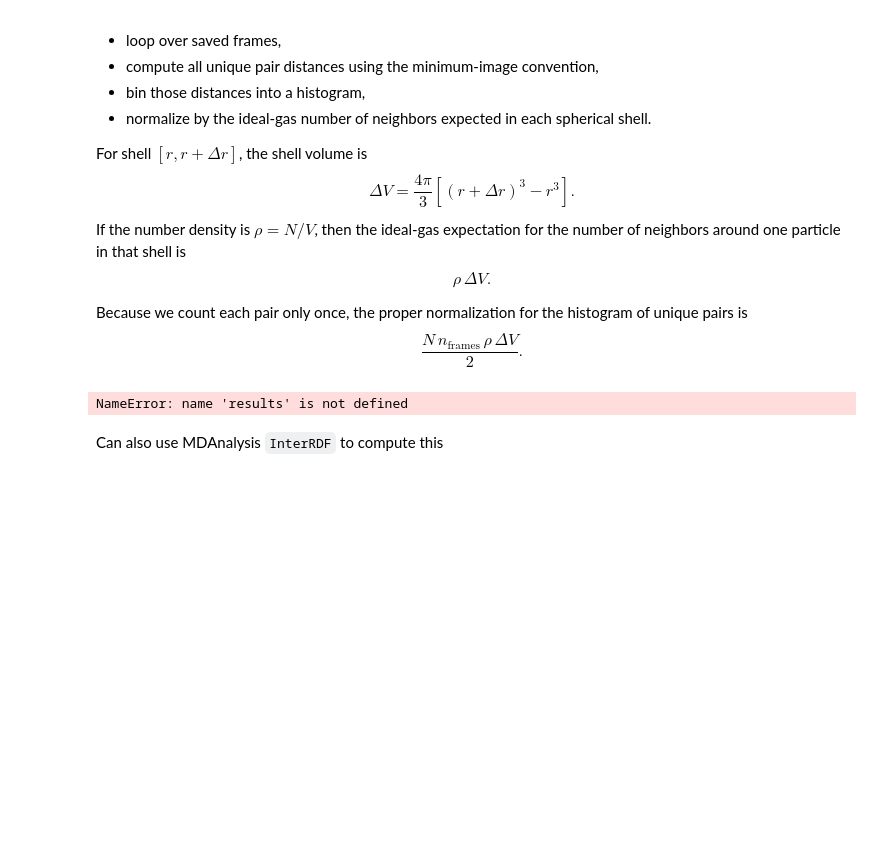
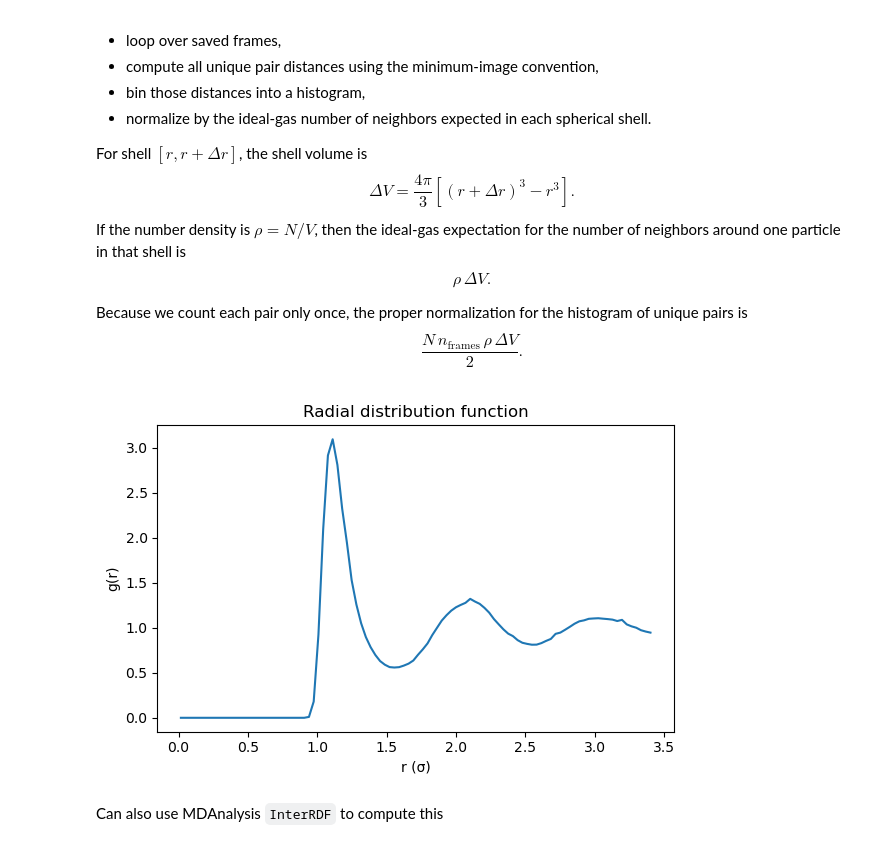
Before and after one commit to mccullaghlab/mccullaghlab.github.io, a Jupyter notebook: Chemistry_Lessons_Jupyter_Notebooks/_build/jupyter_execute/computational_chemistry/hands_on_activities/lj_fluid_mdanalysis_lesson.ipynb, the cells around one changed output. Drawn from its saved outputs; the diff is of its cells as text; code cells hidden in the pictures; blank space fills up the shorter version.

```diff
--- a/Chemistry_Lessons_Jupyter_Notebooks/_build/jupyter_execute/computational_chemistry/hands_on_activities/lj_fluid_mdanalysis_lesson.ipynb
+++ b/Chemistry_Lessons_Jupyter_Notebooks/_build/jupyter_execute/computational_chemistry/hands_on_activities/lj_fluid_mdanalysis_lesson.ipynb
@@ -191,6 +191,26 @@ Because we count each pair only once, the proper normalization for the histogram
 \frac{N\, n_\mathrm{frames}\, \rho\, \Delta V}{2}.
 \end{equation}
 # %%
+import numpy as np
+
+def minimum_image(rij, box_length):
+    """
+    Apply minimum image convention for a cubic periodic box.
+
+    Parameters
+    ----------
+    rij : ndarray (..., 3)
+        Displacement vector(s)
+    box_length : float
+        Length of cubic simulation box
+
+    Returns
+    -------
+    rij_min : ndarray (..., 3)
+        Minimum image displacement(s)
+    """
+    return rij - box_length * np.round(rij / box_length)
+
 def radial_distribution_function(traj, box_length, r_max=None, n_bins=100):
     """
     Compute g(r) from a wrapped trajectory of a one-component fluid.
@@ -244,21 +264,21 @@ def radial_distribution_function(traj, box_length, r_max=None, n_bins=100):
 # %%
 
 r_custom, g_custom, counts_custom = radial_distribution_function(
-    results["wrapped_traj"],
-    box_length=results["box_length"],
-    r_max=results["box_length"] / 2.0,
+    sim.wrapped_traj,
+    box_length=sim.box_length,
+    r_max=sim.box_length / 2.0,
     n_bins=100,
 )
 
 plt.figure(figsize=(6, 4))
 plt.plot(r_custom, g_custom)
-plt.xlabel("r")
+plt.xlabel("r (σ)")
 plt.ylabel("g(r)")
 plt.title("Radial distribution function")
 plt.tight_layout()
 plt.show()
 # %% [output]
-NameError: name 'results' is not defined
+[figure, added]
 # %% [markdown]
 Can also use MDAnalysis `InterRDF` to compute this
 # %%
```
Also changed, not shown: parts of 3 cells of this notebook, 14 other files.
